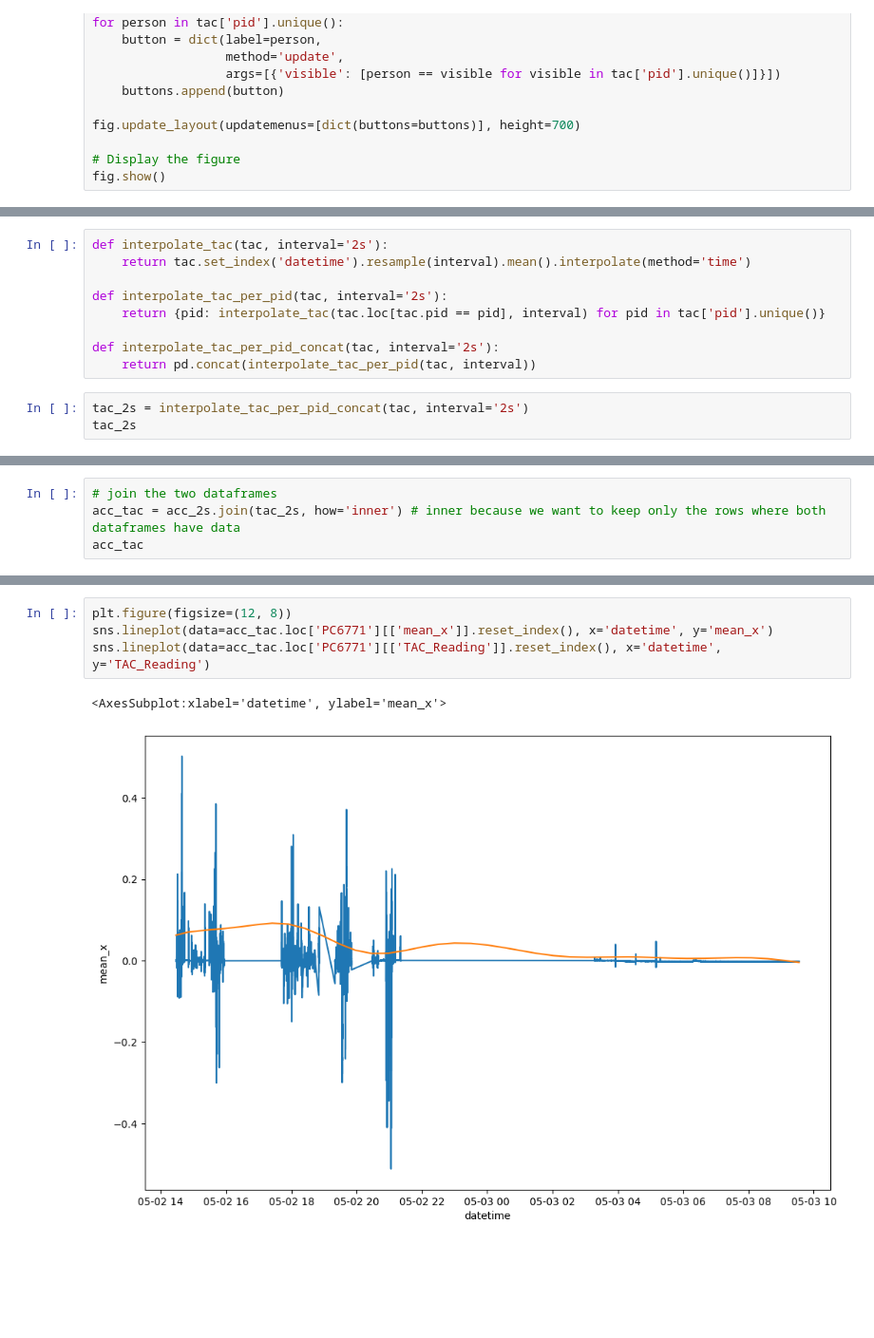
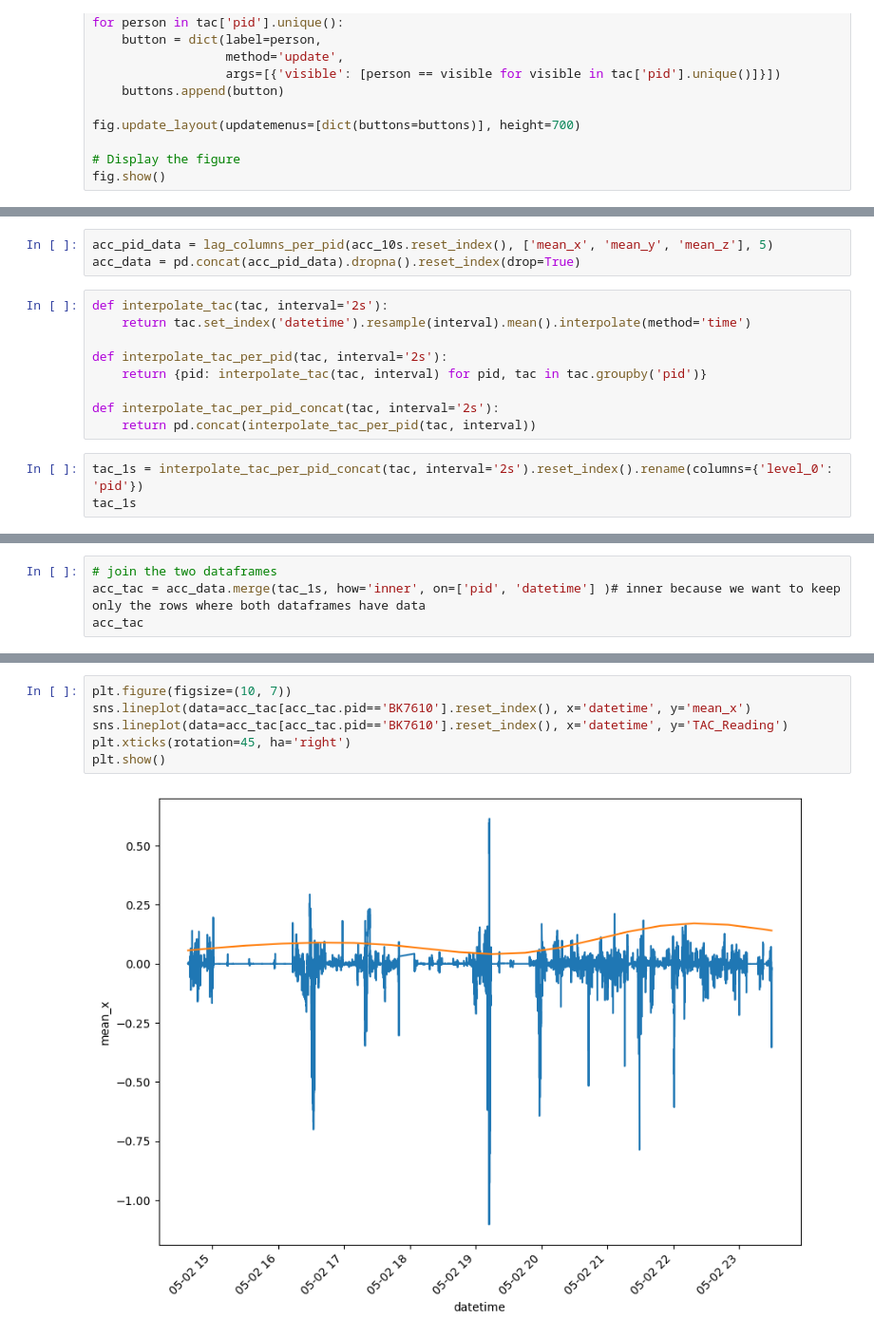
Before and after one commit to matheuscamposmt/heavy_drinks, a Jupyter notebook: notebook.ipynb, the cells around one changed output, grey strips where cells are left out. Shown: that part at 95% size. Cells and saved outputs as stored; diff of their text form; blank space fills up the shorter version.

```diff
--- a/notebook.ipynb
+++ b/notebook.ipynb
@@ -167,13 +142,16 @@ acc_2s
+# %%
+acc_pid_data = lag_columns_per_pid(acc_10s.reset_index(), ['mean_x', 'mean_y', 'mean_z'], 5)
+acc_data = pd.concat(acc_pid_data).dropna().reset_index(drop=True)
 # %%
 def interpolate_tac(tac, interval='2s'):
     return tac.set_index('datetime').resample(interval).mean().interpolate(method='time')
 
 def interpolate_tac_per_pid(tac, interval='2s'):
-    return {pid: interpolate_tac(tac.loc[tac.pid == pid], interval) for pid in tac['pid'].unique()}
+    return {pid: interpolate_tac(tac, interval) for pid, tac in tac.groupby('pid')}
 
 def interpolate_tac_per_pid_concat(tac, interval='2s'):
     return pd.concat(interpolate_tac_per_pid(tac, interval))
 # %%
-tac_2s = interpolate_tac_per_pid_concat(tac, interval='2s')
-tac_2s
+tac_1s = interpolate_tac_per_pid_concat(tac, interval='2s').reset_index().rename(columns={'level_0': 'pid'})
+tac_1s
 # %% [output]
@@ -194,5 +171,5 @@ tac_2s
 # %%
 # join the two dataframes
-acc_tac = acc_2s.join(tac_2s, how='inner') # inner because we want to keep only the rows where both dataframes have data
+acc_tac = acc_data.merge(tac_1s, how='inner', on=['pid', 'datetime'] )# inner because we want to keep only the rows where both dataframes have data
 acc_tac
 # %% [output]
@@ -213,7 +213,8 @@ acc_tac
 # %%
-plt.figure(figsize=(12, 8))
-sns.lineplot(data=acc_tac.loc['PC6771'][['mean_x']].reset_index(), x='datetime', y='mean_x')
-sns.lineplot(data=acc_tac.loc['PC6771'][['TAC_Reading']].reset_index(), x='datetime', y='TAC_Reading')
+plt.figure(figsize=(10, 7))
+sns.lineplot(data=acc_tac[acc_tac.pid=='BK7610'].reset_index(), x='datetime', y='mean_x')
+sns.lineplot(data=acc_tac[acc_tac.pid=='BK7610'].reset_index(), x='datetime', y='TAC_Reading')
+plt.xticks(rotation=45, ha='right')
+plt.show()
 # %% [output]
-<AxesSubplot:xlabel='datetime', ylabel='mean_x'>
-[figure, old version]
+[figure, new version]
```
Also changed, not shown: parts of 20 cells of this notebook.
